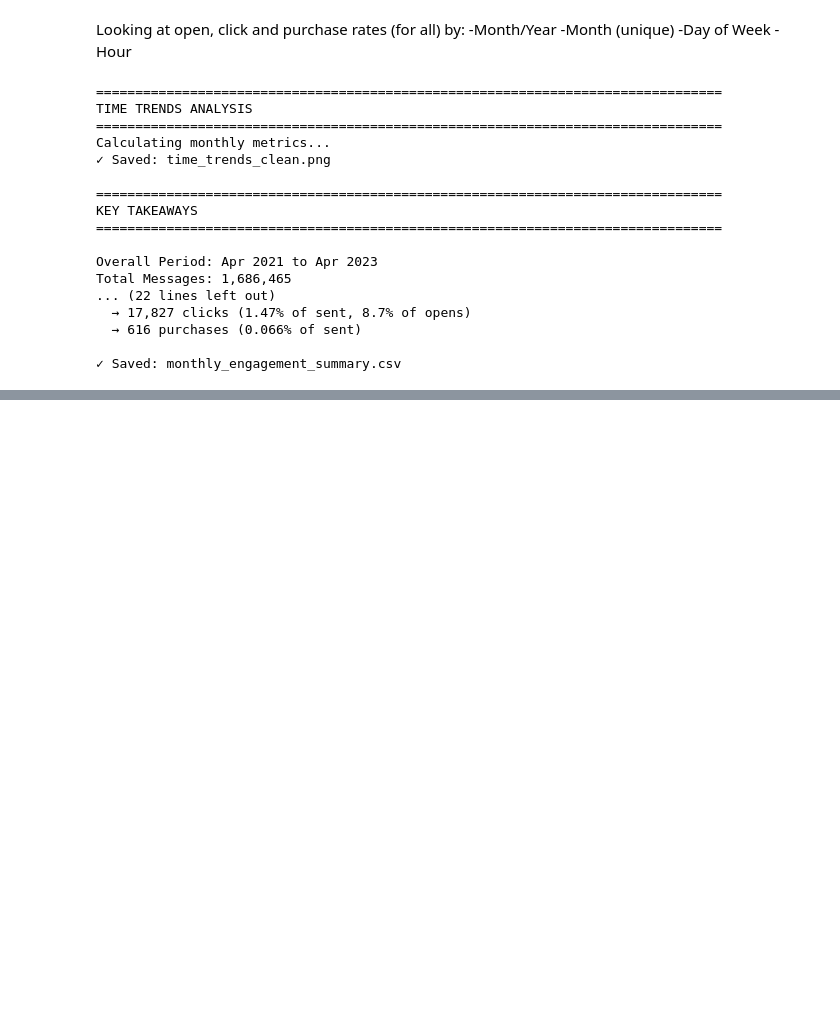
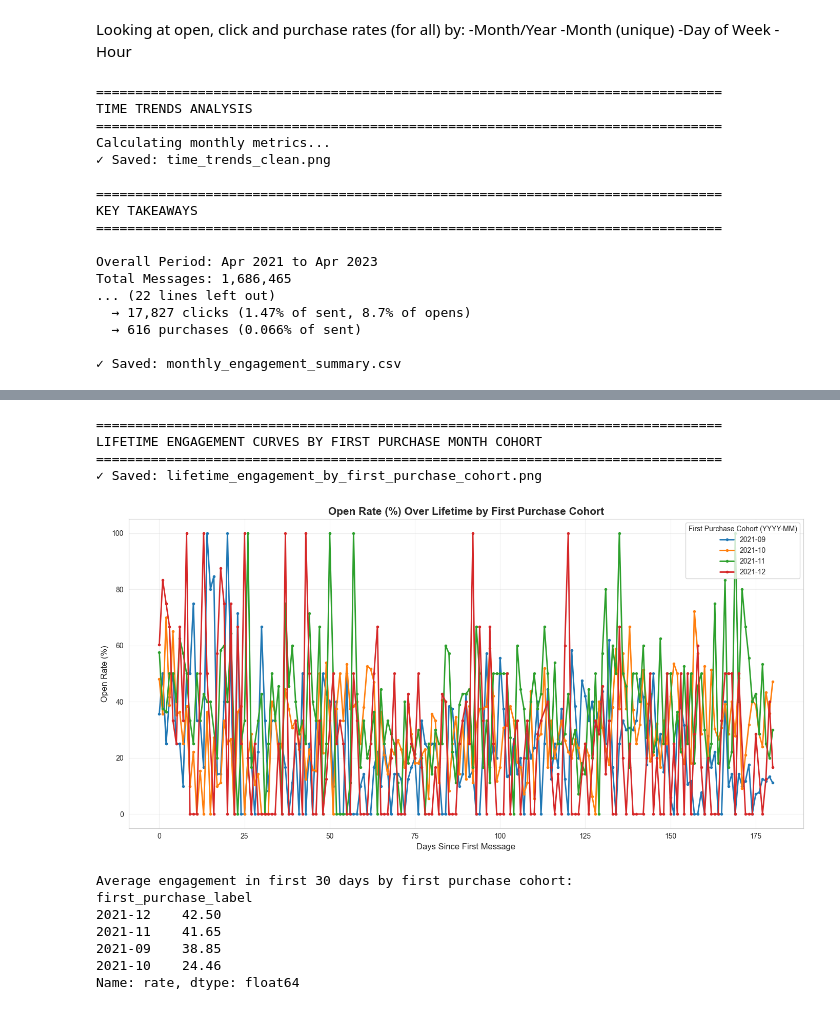
Before and after one commit to NikolozDarsalia/message-campaign-engagement-analysis, a Jupyter notebook: EDA/sgf/sgf_EDA.ipynb, the cells around one changed output, grey strips where cells are left out. Cells and saved outputs as stored; diff of their text form; code cells hidden in the pictures; blank space fills up the shorter version.

```diff
--- a/EDA/sgf/sgf_EDA.ipynb
+++ b/EDA/sgf/sgf_EDA.ipynb
@@ -760,0 +927,80 @@ bin_30d
+# %%
+print("\n" + "=" * 80)
+print("LIFETIME ENGAGEMENT CURVES BY FIRST PURCHASE MONTH COHORT")
+print("=" * 80)
+
+df_purchasers = df_life.dropna(subset=['first_purchase_month']).copy()
+df_purchasers['first_purchase_label'] = df_purchasers['first_purchase_month'].dt.strftime('%Y-%m')
+
+# Top 4 purchase cohorts by user count
+top_fp = (
+    df_purchasers
+    .groupby('first_purchase_label')['client_id']
+    .nunique()
+    .sort_values(ascending=False)
+    .head(4)
+    .index
+)
+
+df_purchasers = df_purchasers[df_purchasers['first_purchase_label'].isin(top_fp)]
+
+eng_by_fp = (
+    df_purchasers
+    .groupby(['days_since_first_message', 'first_purchase_label'])
+    .agg(
+        messages=('client_id', 'count'),
+        engaged=(metric_col, 'sum')
+    )
+    .reset_index()
+)
+eng_by_fp['rate'] = eng_by_fp['engaged'] / eng_by_fp['messages'] * 100
+
+# Plot
+fig, ax = plt.subplots(figsize=(14, 7))
+
+for label, grp in eng_by_fp.groupby('first_purchase_label'):
+    grp = grp.sort_values('days_since_first_message')
+    ax.plot(
+        grp['days_since_first_message'],
+        grp['rate'],
+        marker='o',
+        linewidth=2,
+        markersize=3,
+        label=label
+    )
+
+ax.set_title(f'{metric_name} Over Lifetime by First Purchase Cohort',
+             fontsize=15, fontweight='bold')
+ax.set_xlabel('Days Since First Message', fontsize=12)
+ax.set_ylabel(metric_name, fontsize=12)
+ax.legend(title='First Purchase Cohort (YYYY-MM)')
+ax.grid(True, alpha=0.3)
+
+plt.tight_layout()
+plt.savefig('lifetime_engagement_by_first_purchase_cohort.png', dpi=150, bbox_inches='tight')
+print("✓ Saved: lifetime_engagement_by_first_purchase_cohort.png")
+plt.show()
+
+# Summary: average engagement in first 30 days by purchase cohort
+summary_fp_30 = (
+    eng_by_fp[eng_by_fp['days_since_first_message'] <= 30]
+    .groupby('first_purchase_label')['rate']
+    .mean()
+    .round(2)
+    .sort_values(ascending=False)
+)
+print("\nAverage engagement in first 30 days by first purchase cohort:")
+print(summary_fp_30)
+# %% [output]
+================================================================================
+LIFETIME ENGAGEMENT CURVES BY FIRST PURCHASE MONTH COHORT
+================================================================================
+✓ Saved: lifetime_engagement_by_first_purchase_cohort.png
+[figure, added]
+Average engagement in first 30 days by first purchase cohort:
+first_purchase_label
+2021-12    42.50
+2021-11    41.65
+2021-09    38.85
+2021-10    24.46
+Name: rate, dtype: float64
```
Also changed, not shown: parts of 32 cells of this notebook, 4 other files.
